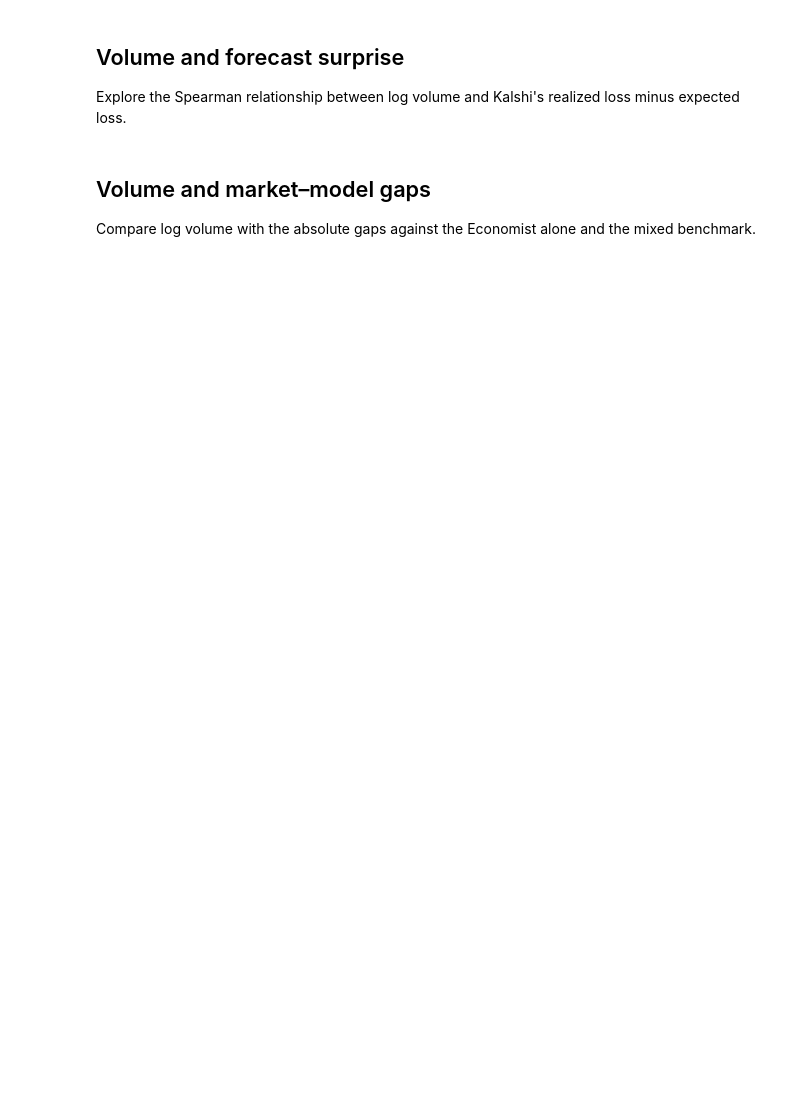
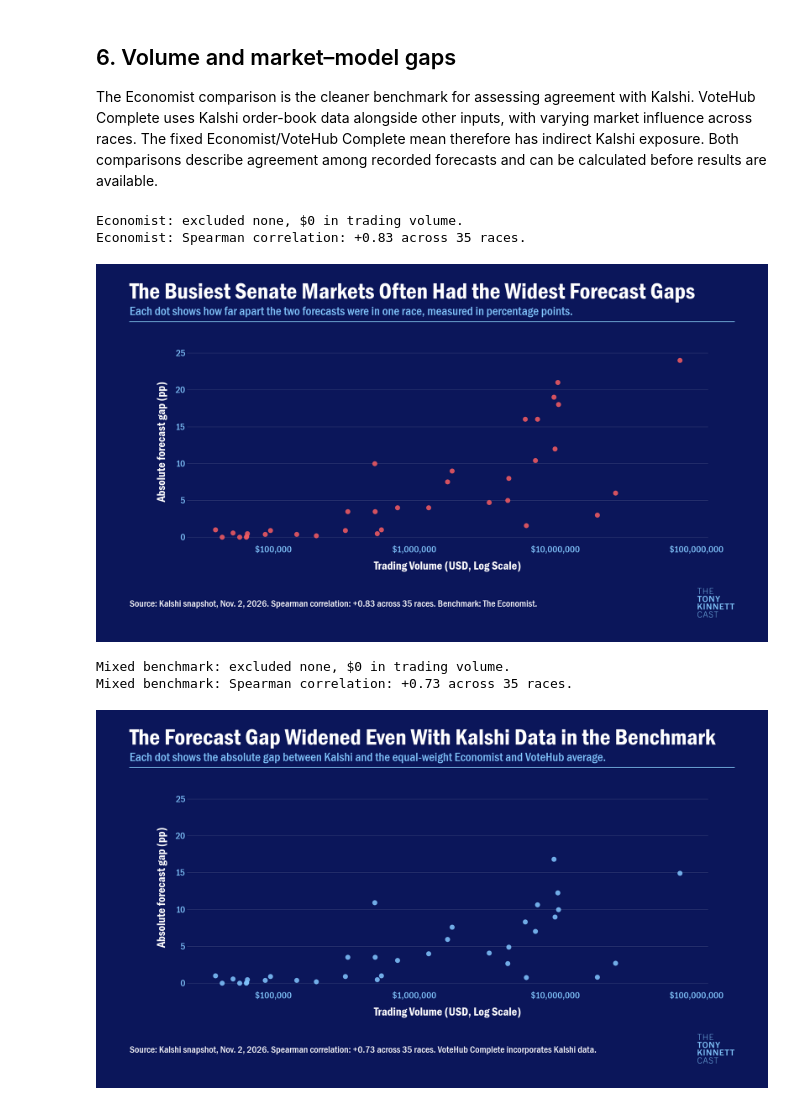
Before and after one commit to Daniel-Elmore/election-2026-markets-vs-forecasts, a Jupyter notebook: notebooks/03_kalshi_trading_volume.ipynb, the cells around one changed output. Cells and saved outputs as stored; diff of their text form; code cells hidden in the pictures; blank space fills up the shorter version.

```diff
--- a/notebooks/03_kalshi_trading_volume.ipynb
+++ b/notebooks/03_kalshi_trading_volume.ipynb
@@ -14,0 +130,8 @@ Show total and proportional trading volume by rating.
+# %%
+ranked["state"] = ranked.index.map(state_name)
+save_table("volume_ranked", ranked)
+display(ranked.set_index("state"))
+volume_bars("02-largest-markets", "More Than a Third of Senate Trading Was in One Race",
+            f"Texas accounted for {ranked.share.iloc[0]:.1%} of recorded volume, compared with "
+            f"{ranked.share.iloc[1:5].sum():.1%} for Michigan, Maine, Ohio, and Iowa together.",
+            ranked.head(10), state_name(leader))
@@ -18,0 +162,7 @@ Show the share in Texas and the most heavily traded races.
+# %%
+thin_ids = ranked.loc[ranked.volume.lt(VOLUME_CUTOFF)].sort_values("volume", kind="stable").index
+thin = ranked.loc[thin_ids].assign(call_eligible=senate.call_eligible)
+print(f"The under ${VOLUME_CUTOFF:,.0f} cutoff removes {len(thin)} races with "
+      f"${thin.volume.sum():,.0f} in trading volume ({thin.share.sum():.2%} of the field).")
+display(thin.set_index("state"))
+save_table("volume_cutoff", thin)
@@ -27,8 +402,55 @@ Apply the same Kalshi volume weights to every source on each comparison's matche
 # %% [markdown]
-## Volume and forecast surprise
+## 6. Volume and market–model gaps
 
-Explore the Spearman relationship between log volume and Kalshi's realized loss minus expected loss.
+The Economist comparison is the cleaner benchmark for assessing agreement with Kalshi. VoteHub Complete uses Kalshi order-book data alongside other inputs, with varying market influence across races. The fixed Economist/VoteHub Complete mean therefore has indirect Kalshi exposure. Both comparisons describe agreement among recorded forecasts and can be calculated before results are available.
-# %% [markdown]
-## Volume and market–model gaps
-
-Compare log volume with the absolute gaps against the Economist alone and the mixed benchmark.
+# %%
+gaps = {}
+for label, benchmark in benchmarks.items():
+    rows = positive[["volume", "log_volume", "p_kalshi", benchmark]].dropna().copy()
+    rows["gap_pp"] = 100 * (rows.p_kalshi - rows[benchmark]).abs()
+    gaps[label] = rows
+shared = gaps["Economist"].index.intersection(gaps["Mixed benchmark"].index)
+upper = max((rows.gap_pp.max() for rows in gaps.values() if len(rows)), default=0) * 1.12
+for name, (label, rows) in zip(("04-gap-economist", "05-gap-mixed"), gaps.items()):
+    excluded = senate.index.difference(rows.index)
+    print(f"{label}: excluded {', '.join(map(state_name, excluded)) or 'none'}, "
+          f"${senate.loc[excluded, 'volume'].sum():,.0f} in trading volume.")
+    footnote = association(rows, "gap_pp", label)
+    if len(shared) != len(rows) or len(shared) != max(map(len, gaps.values())):
+        association(rows.loc[shared], "gap_pp", f"{label}, common sample")
+    if len(rows):
+        if label == "Economist":
+            title = "The Busiest Senate Markets Often Had the Widest Forecast Gaps"
+            subtitle = "Each dot shows how far apart the two forecasts were in one race, measured in percentage points."
+            footnote += " Benchmark: The Economist."
+            color = colors["economist"]
+        else:
+            title = "The Forecast Gap Widened Even With Kalshi Data in the Benchmark"
+            subtitle = "Each dot shows the absolute gap between Kalshi and the equal-weight Economist and VoteHub average."
+            footnote += " VoteHub Complete incorporates Kalshi data."
+            color = colors["model_mean"]
+        scatter(name, title, subtitle, rows, "gap_pp", "Absolute forecast gap (pp)", color, xlim,
+                (-max(1, upper) * .035, max(1, upper)), footnote=footnote)
+
+hashes = {}
+for record in figures:
+    for key, directory in (("image", ctx.figures_dir), ("data", ctx.tables_dir)):
+        filename = record[key]
+        hashes[filename] = sha256(directory / filename)
+write_manifest(ctx.tables_dir / "analysis-provenance.json", {
+    "snapshot": snapshot, "synthetic": synthetic,
+    "senate_timestamp": inputs.manifest["senate_timestamp"],
+    "house_timestamp": inputs.manifest["house_timestamp"],
+    "input_hashes": inputs.hashes, "graphics_assets": graphics_assets(),
+    "editable_source": f"notebooks/{PART}.ipynb", "figures": figures, "artifact_hashes": hashes,
+    "volume_units": VOLUME_UNITS, "volume_unit_evidence": VOLUME_UNIT_EVIDENCE,
+    "volume_cutoff": VOLUME_CUTOFF, "recorded_volume": int(total),
+    "eligible_senate_calls": coverage,
+})
+# %% [output]
+Economist: excluded none, $0 in trading volume.
+Economist: Spearman correlation: +0.83 across 35 races.
+[figure, added]
+Mixed benchmark: excluded none, $0 in trading volume.
+Mixed benchmark: Spearman correlation: +0.73 across 35 races.
+[figure, added]
```
Also changed, not shown: parts of 12 cells of this notebook, 23 other files.
